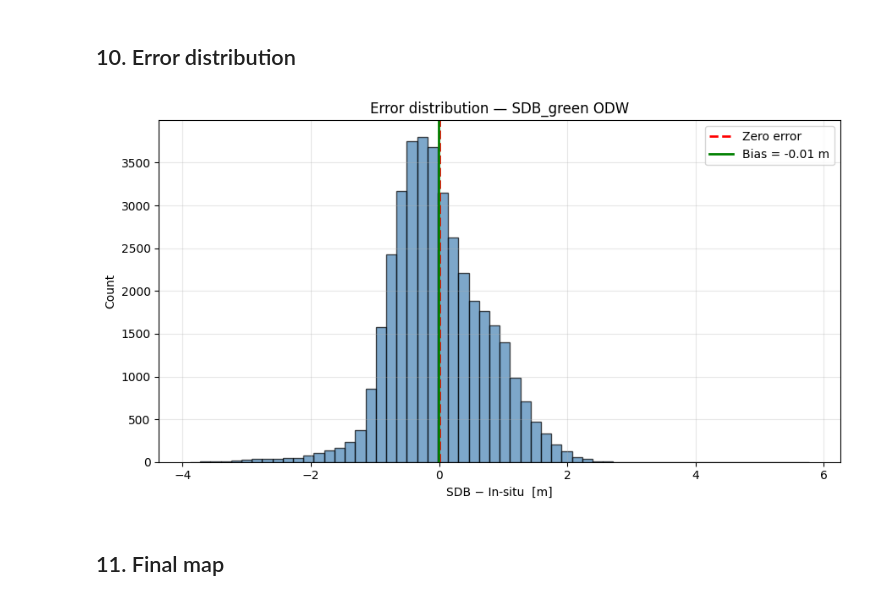
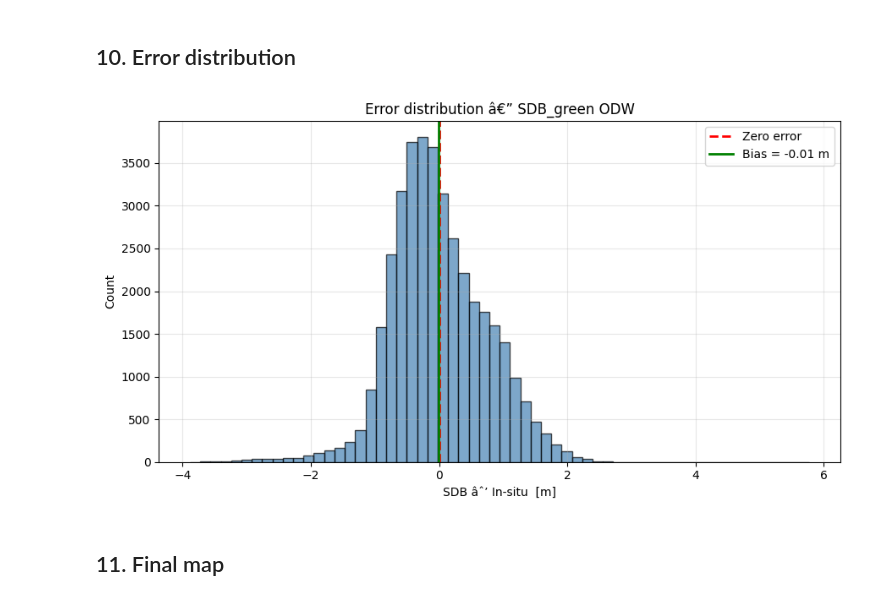
Before and after one commit to Aouei/gee_acolite, a Jupyter notebook: docs/jupyters/SDB_caballero_stumpf.ipynb, the cells around one changed output. Cells and saved outputs as stored; diff of their text form; code cells hidden in the pictures.

```diff
--- a/docs/jupyters/SDB_caballero_stumpf.ipynb
+++ b/docs/jupyters/SDB_caballero_stumpf.ipynb
@@ -327,19 +356,19 @@ plt.show()
 # %%
 errors = sdb_pred - sdb_true
 
 fig, ax = plt.subplots(figsize=(9, 5))
 ax.hist(errors, bins=60, edgecolor='black', alpha=0.7, color='steelblue')
 ax.axvline(0, color='red', ls='--', lw=2, label='Zero error')
 ax.axvline(bias, color='green', lw=2, label=f'Bias = {bias:.2f} m')
-ax.set_xlabel('SDB − In-situ  [m]')
+ax.set_xlabel('SDB âˆ’ In-situ  [m]')
 ax.set_ylabel('Count')
-ax.set_title('Error distribution — SDB_green ODW')
+ax.set_title('Error distribution â€” SDB_green ODW')
 ax.legend()
 ax.grid(True, alpha=0.3)
 plt.tight_layout()
 plt.show()
 # %% [output]
-[figure, old version]
+[figure, new version]
 # %% [markdown]
 ## 11. Final map
 # %%
```
Also changed, not shown: parts of 16 cells of this notebook, 6 other files.
